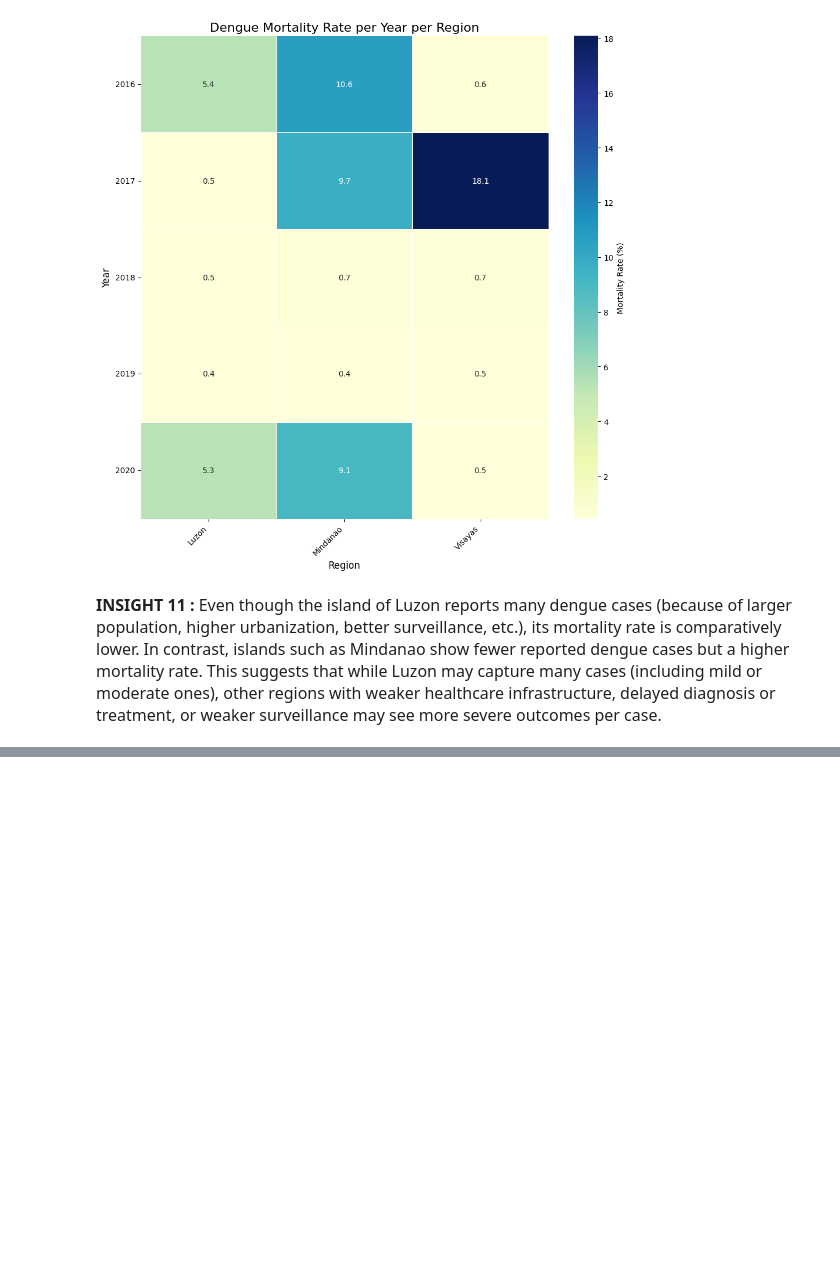
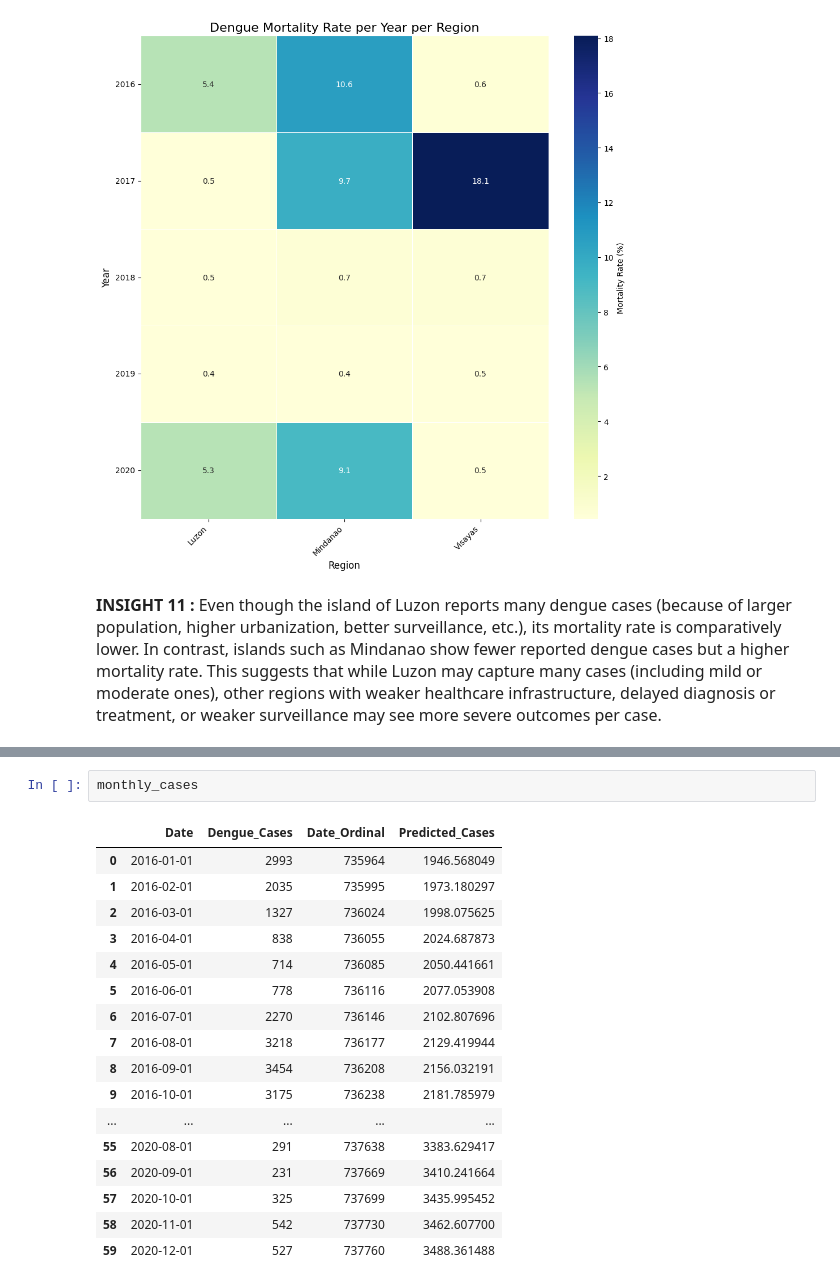
Before and after one commit to jshdnd16/ELEC303-DATA-ANALYTICS-DENADO, a Jupyter notebook: Project3_PH_Dengue.ipynb, the cells around one changed output, grey strips where cells are left out. Saved outputs shown, nothing was run; the diff lists cells and outputs as text; blank space fills up the shorter version.

```diff
--- a/Project3_PH_Dengue.ipynb
+++ b/Project3_PH_Dengue.ipynb
@@ -391,0 +443,20 @@ plt.show()
+# %%
+monthly_cases
+# %% [output]
+|  | Date | Dengue_Cases | Date_Ordinal | Predicted_Cases |
+| 0 | 2016-01-01 | 2993 | 735964 | 1946.568049 |
+| 1 | 2016-02-01 | 2035 | 735995 | 1973.180297 |
+| 2 | 2016-03-01 | 1327 | 736024 | 1998.075625 |
+| 3 | 2016-04-01 | 838 | 736055 | 2024.687873 |
+| 4 | 2016-05-01 | 714 | 736085 | 2050.441661 |
+| 5 | 2016-06-01 | 778 | 736116 | 2077.053908 |
+| 6 | 2016-07-01 | 2270 | 736146 | 2102.807696 |
+| 7 | 2016-08-01 | 3218 | 736177 | 2129.419944 |
+| 8 | 2016-09-01 | 3454 | 736208 | 2156.032191 |
+| 9 | 2016-10-01 | 3175 | 736238 | 2181.785979 |
+| ... | ... | ... | ... | ... |
+| 55 | 2020-08-01 | 291 | 737638 | 3383.629417 |
+| 56 | 2020-09-01 | 231 | 737669 | 3410.241664 |
+| 57 | 2020-10-01 | 325 | 737699 | 3435.995452 |
+| 58 | 2020-11-01 | 542 | 737730 | 3462.607700 |
+| 59 | 2020-12-01 | 527 | 737760 | 3488.361488 |
```
Also changed, not shown: parts of 10 cells of this notebook.
